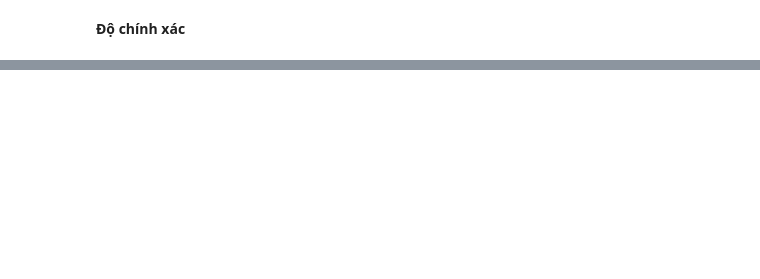
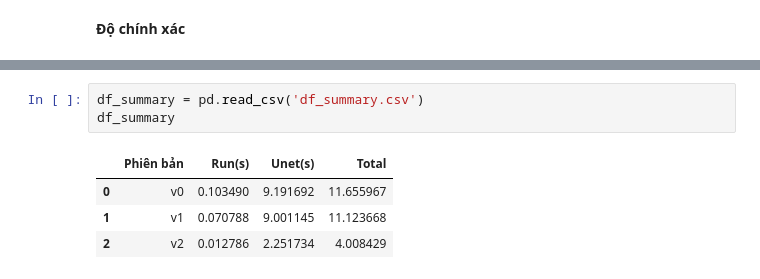
Before and after one commit to kolee1902/APP_Changing_Image_Background_UNET, a Jupyter notebook: Group02_Report_W9.ipynb, the cells around one changed output, grey strips where cells are left out. Saved outputs shown, nothing was run; the diff lists cells and outputs as text; blank space fills up the shorter version.

```diff
--- a/Group02_Report_W9.ipynb
+++ b/Group02_Report_W9.ipynb
@@ -2358,0 +2364,8 @@ Checking difference 0.05467696672091115
+# %%
+df_summary = pd.read_csv('df_summary.csv')
+df_summary
+# %% [output]
+|  | Phiên bản | Run(s) | Unet(s) | Total |
+| 0 | v0 | 0.103490 | 9.191692 | 11.655967 |
+| 1 | v1 | 0.070788 | 9.001145 | 11.123668 |
+| 2 | v2 | 0.012786 | 2.251734 | 4.008429 |
```
Also changed, not shown: parts of 23 cells of this notebook.
